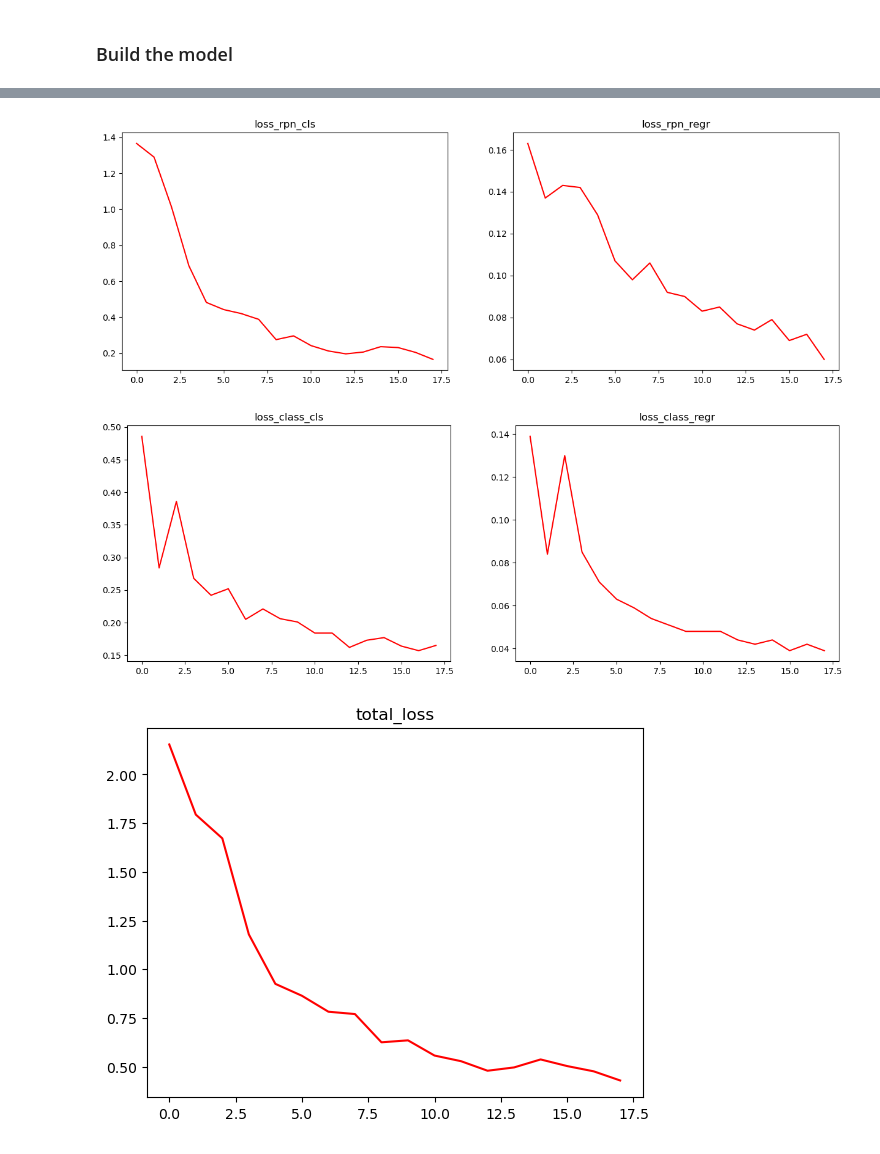
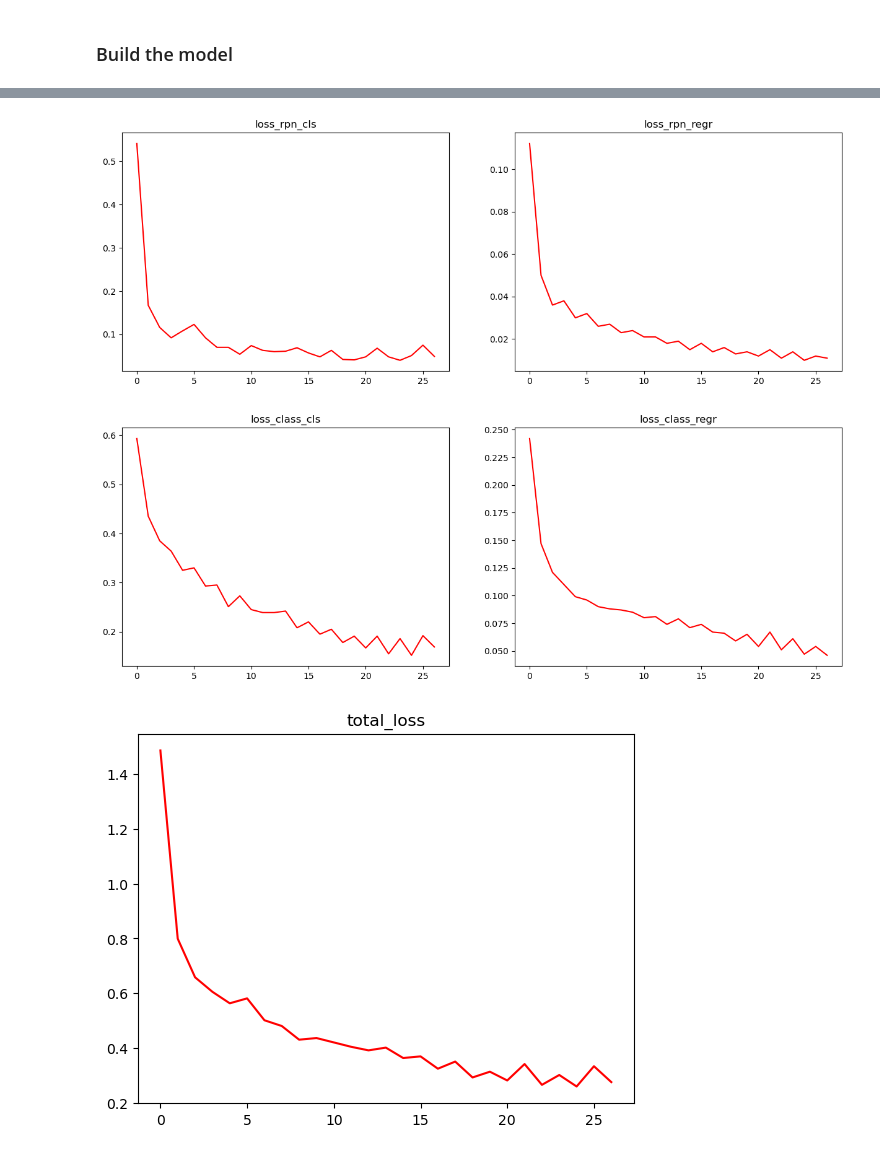
Before and after one commit to luizwritescode/frcnn, a Jupyter notebook: frcnn_train.ipynb, the cells around one changed output, grey strips where cells are left out. Drawn from its saved outputs; the diff is of its cells as text; code cells hidden in the pictures.

```diff
--- a/frcnn_train.ipynb
+++ b/frcnn_train.ipynb
@@ -1688,6 +2059,6 @@ KeyboardInterrupt
 # %%
 # read record file
-record_df = pd.read_csv(record_path)
+record_df = pd.read_csv(os.path.join(os.getcwd(), "model\\record_resnet_640_big_anchor.csv"))
 r_epochs = len(record_df)
 
 
@@ -1729,3 +2100,3 @@ plt.show()
-[figure, old version]
+[figure, new version]
-[figure, old version]
+[figure, new version]
-[figure, old version]
+[figure, new version]
```
Also changed, not shown: parts of 24 cells of this notebook, 21 other files.
